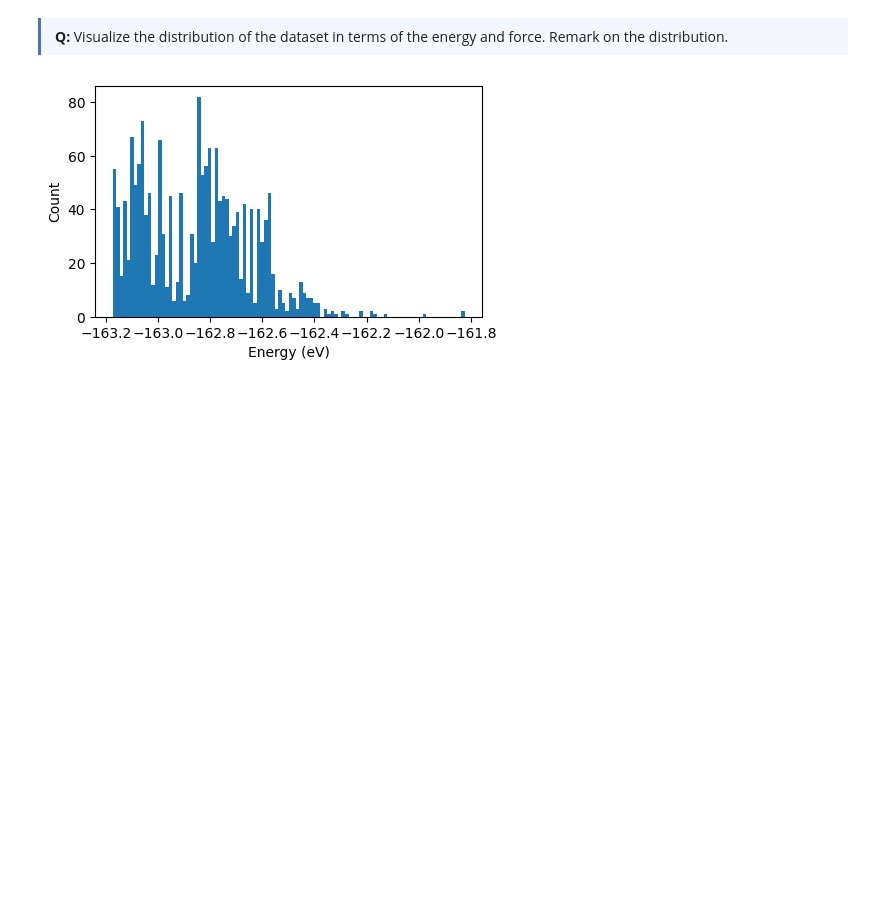
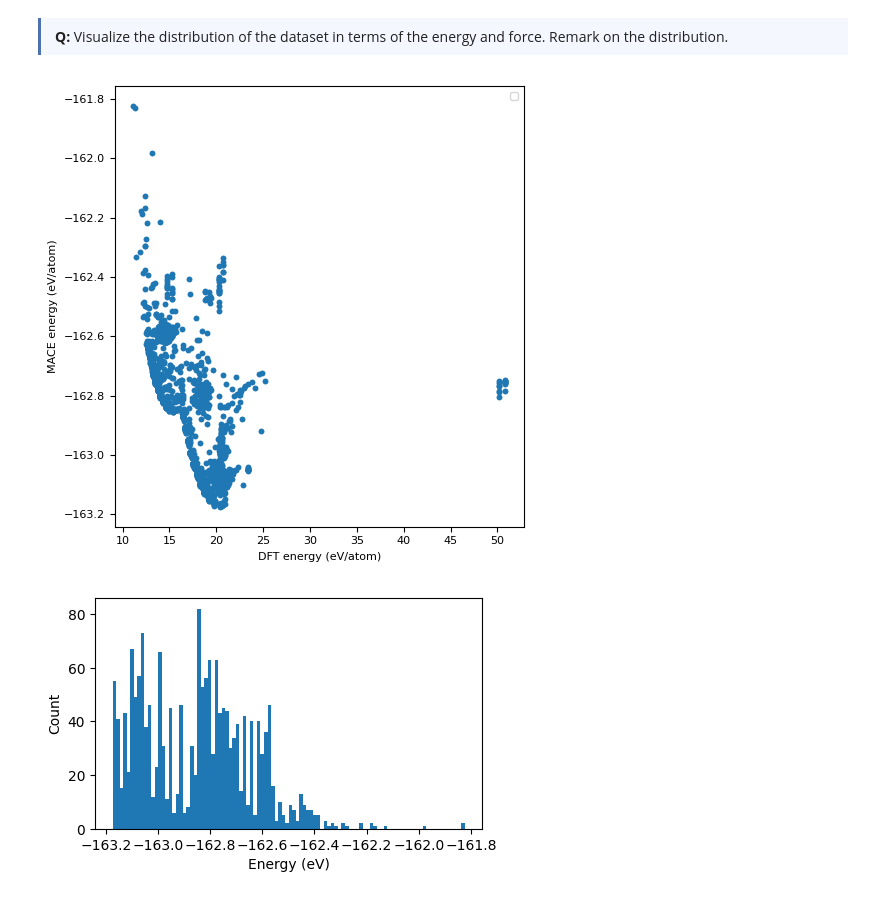
Before and after one commit to parthapaul7/.dotfiles, a Jupyter notebook: Lab1.ipynb, the cells around one changed output. Saved outputs shown, nothing was run; the diff lists cells and outputs as text; code cells hidden in the pictures; blank space fills up the shorter version.

```diff
--- a/Lab1.ipynb
+++ b/Lab1.ipynb
@@ -153,6 +153,18 @@ volumes_pa = np.array([a.get_volume() / len(a) for a in all_data])
 <b>Q:</b> Visualize the distribution of the dataset in terms of the energy and force. Remark on the distribution.
 
 </div>
+# %%
+
+
+fig, ax = plt.subplots(figsize=(5, 5))
+sns.scatterplot(x=volumes_pa, y=energies_pa, s=18, linewidth=0, ax=ax)
+ax.set_xlabel("DFT energy (eV/atom)")
+ax.set_ylabel("MACE energy (eV/atom)")
+ax.legend()
+fig.tight_layout()
+plt.show()
+# %% [output]
+[figure, added]
 # %%
 fig, ax = plt.subplots(figsize=(5, 3))
 ax.hist(energies_pa,bins=100)
```
